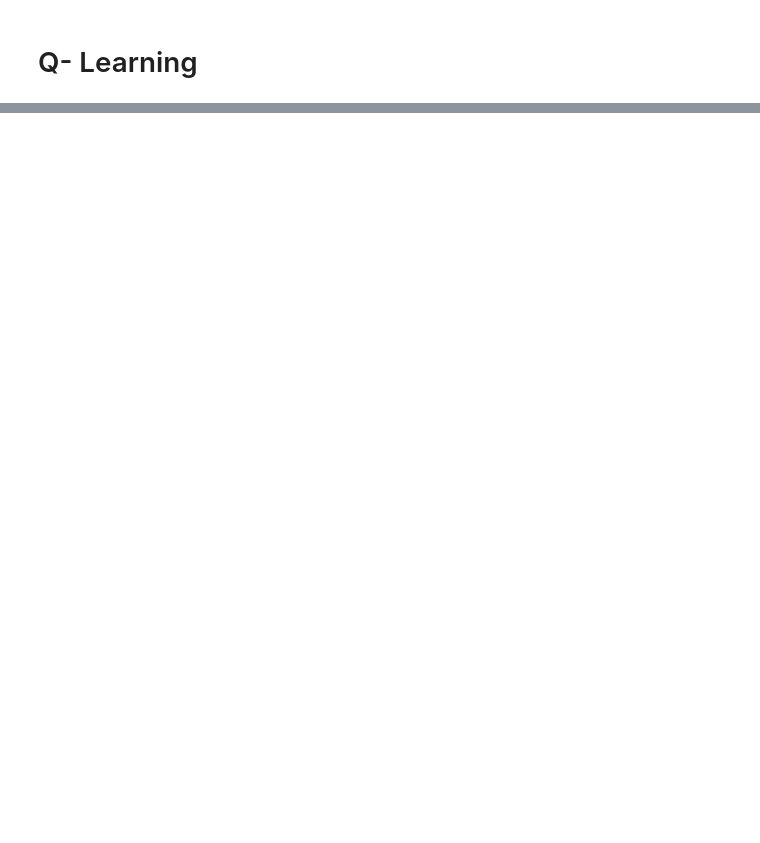
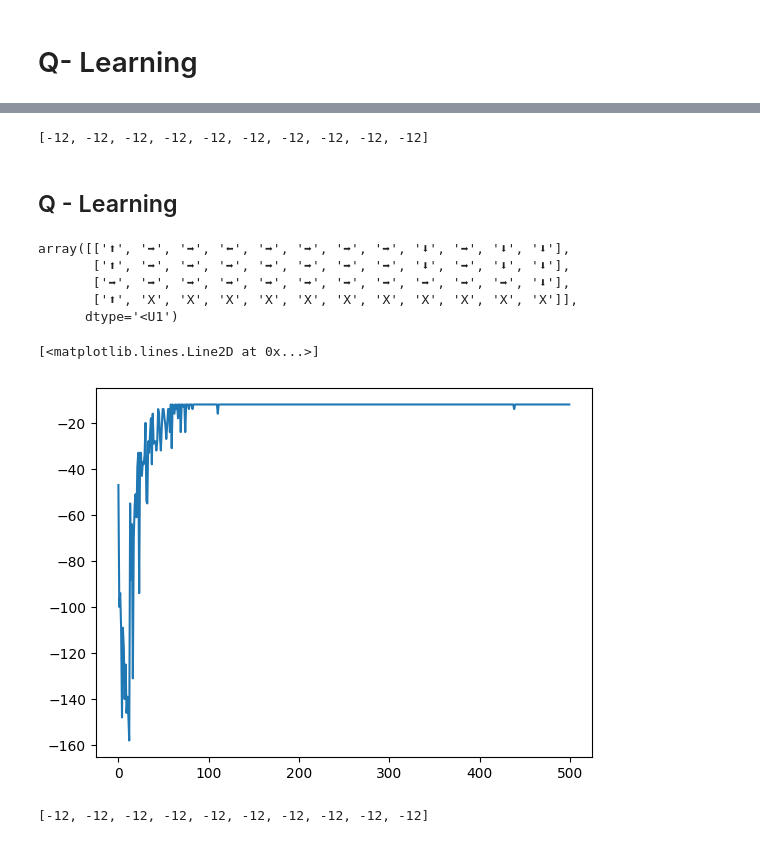
Before and after one commit to borundev/ReinforcementLearning, a Jupyter notebook: NotesFromSuttonAndBarto/Cliff Walking.ipynb, the cells around one changed output, grey strips where cells are left out. Drawn from its saved outputs; the diff is of its cells as text; code cells hidden in the pictures; blank space fills up the shorter version.

Commit message:
added decaying epsilon section

```diff
--- a/NotesFromSuttonAndBarto/Cliff Walking.ipynb
+++ b/NotesFromSuttonAndBarto/Cliff Walking.ipynb
@@ -144,0 +187,5 @@ total_rewards[-10:]
+# %%
+d={0:"⬆",1:"➡",2:"⬇",3:"⬅"}
+x=np.asarray([d[a] for b in np.argmax(q,2)[::-1] for a in b ]).reshape(ymax+1,xmax+1)
+x[-1][1:xmax+1]='X'
+x
@@ -144,0 +203,46 @@ total_rewards[-10:]
+# %%
+total_rewards[-10:]
+# %% [output]
+[-12, -12, -12, -12, -12, -12, -12, -12, -12, -12]
+# %% [markdown]
+## Q - Learning
+# %%
+alpha=.5
+epsilon=0.1
+q=np.zeros(shape=(ymax+1,xmax+1,4))
+total_rewards=[]
+for episode in tqdm(range(500)):
+    t=0
+    (y,x),r,d=e.reset()
+    t+=r
+    while not d:
+        if np.random.uniform()<epsilon/(episode+1):
+            a=np.random.choice([0,1,2,3])
+        else:
+            a=np.argmax(q[y][x])
+        (yp,xp),r,d=e.step(a)
+        t+=r
+        ap=np.argmax(q[yp][xp])
+        q[y][x][a] =q[y][x][a]+ alpha*(r+q[yp][xp][ap]-q[y][x][a])
+        (y,x)=(yp,xp)
+    total_rewards.append(t)
+# %%
+d={0:"⬆",1:"➡",2:"⬇",3:"⬅"}
+x=np.asarray([d[a] for b in np.argmax(q,2)[::-1] for a in b ]).reshape(ymax+1,xmax+1)
+x[-1][1:xmax+1]='X'
+x
+# %% [output]
+array([['⬆', '➡', '➡', '⬅', '➡', '➡', '➡', '➡', '⬇', '➡', '⬇', '⬇'],
+       ['⬆', '➡', '➡', '➡', '➡', '➡', '➡', '➡', '⬇', '➡', '⬇', '⬇'],
+       ['➡', '➡', '➡', '➡', '➡', '➡', '➡', '➡', '➡', '➡', '➡', '⬇'],
+       ['⬆', 'X', 'X', 'X', 'X', 'X', 'X', 'X', 'X', 'X', 'X', 'X']],
+      dtype='<U1')
+# %%
+plt.plot(total_rewards)
+# %% [output]
+[<matplotlib.lines.Line2D at 0x...>]
+[figure, added]
+# %%
+total_rewards[-10:]
+# %% [output]
+[-12, -12, -12, -12, -12, -12, -12, -12, -12, -12]
```
Also changed, not shown: parts of 16 cells of this notebook.
